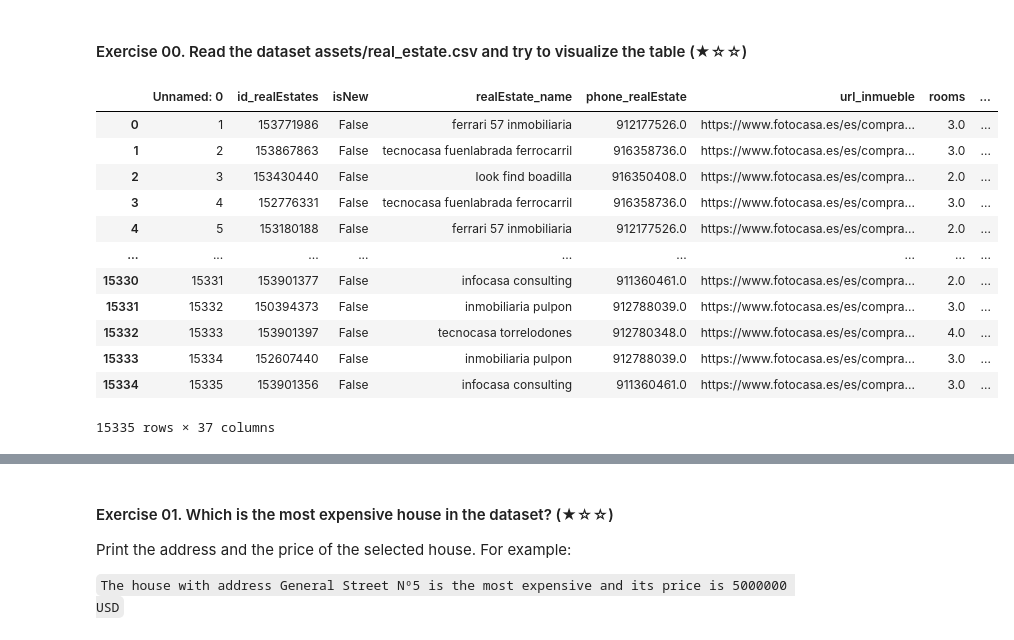
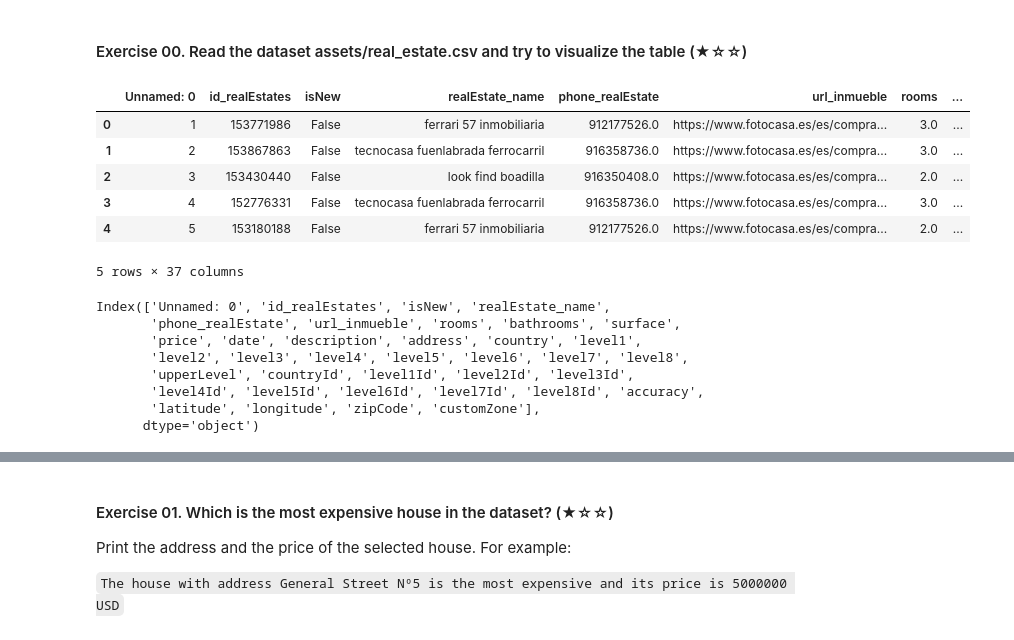
Before and after one commit to npebsjp/realestate-datacleanup-exercise, a Jupyter notebook: project.ipynb, the cells around one changed output, grey strips where cells are left out. Drawn from its saved outputs; the diff is of its cells as text; code cells hidden in the pictures.

```diff
--- a/project.ipynb
+++ b/project.ipynb
@@ -13,21 +13,26 @@ Let's start with precisely that question... Good luck!
 # %%
 import pandas as pd
 
 # This CSV file contains semicolons instead of comas as separator
 ds = pd.read_csv('assets/real_estate.csv', sep=';')
 
-ds
+ds.head()
 # %% [output]
 |  | Unnamed: 0 | id_realEstates | isNew | realEstate_name | phone_realEstate | url_inmueble | rooms | ... |
 | 0 | 1 | 153771986 | False | ferrari 57 inmobiliaria | 912177526.0 | https://www.fotocasa.es/es/compra... | 3.0 | ... |
 | 1 | 2 | 153867863 | False | tecnocasa fuenlabrada ferrocarril | 916358736.0 | https://www.fotocasa.es/es/compra... | 3.0 | ... |
 | 2 | 3 | 153430440 | False | look find boadilla | 916350408.0 | https://www.fotocasa.es/es/compra... | 2.0 | ... |
 | 3 | 4 | 152776331 | False | tecnocasa fuenlabrada ferrocarril | 916358736.0 | https://www.fotocasa.es/es/compra... | 3.0 | ... |
 | 4 | 5 | 153180188 | False | ferrari 57 inmobiliaria | 912177526.0 | https://www.fotocasa.es/es/compra... | 2.0 | ... |
-| ... | ... | ... | ... | ... | ... | ... | ... | ... |
-| 15330 | 15331 | 153901377 | False | infocasa consulting | 911360461.0 | https://www.fotocasa.es/es/compra... | 2.0 | ... |
-| 15331 | 15332 | 150394373 | False | inmobiliaria pulpon | 912788039.0 | https://www.fotocasa.es/es/compra... | 3.0 | ... |
-| 15332 | 15333 | 153901397 | False | tecnocasa torrelodones | 912780348.0 | https://www.fotocasa.es/es/compra... | 4.0 | ... |
-| 15333 | 15334 | 152607440 | False | inmobiliaria pulpon | 912788039.0 | https://www.fotocasa.es/es/compra... | 3.0 | ... |
-| 15334 | 15335 | 153901356 | False | infocasa consulting | 911360461.0 | https://www.fotocasa.es/es/compra... | 3.0 | ... |
-15335 rows × 37 columns
+5 rows × 37 columns
+# %%
+ds.columns
+# %% [output]
+Index(['Unnamed: 0', 'id_realEstates', 'isNew', 'realEstate_name',
+       'phone_realEstate', 'url_inmueble', 'rooms', 'bathrooms', 'surface',
+       'price', 'date', 'description', 'address', 'country', 'level1',
+       'level2', 'level3', 'level4', 'level5', 'level6', 'level7', 'level8',
+       'upperLevel', 'countryId', 'level1Id', 'level2Id', 'level3Id',
+       'level4Id', 'level5Id', 'level6Id', 'level7Id', 'level8Id', 'accuracy',
+       'latitude', 'longitude', 'zipCode', 'customZone'],
+      dtype='object')
```
Also changed, not shown: parts of 8 cells of this notebook.
